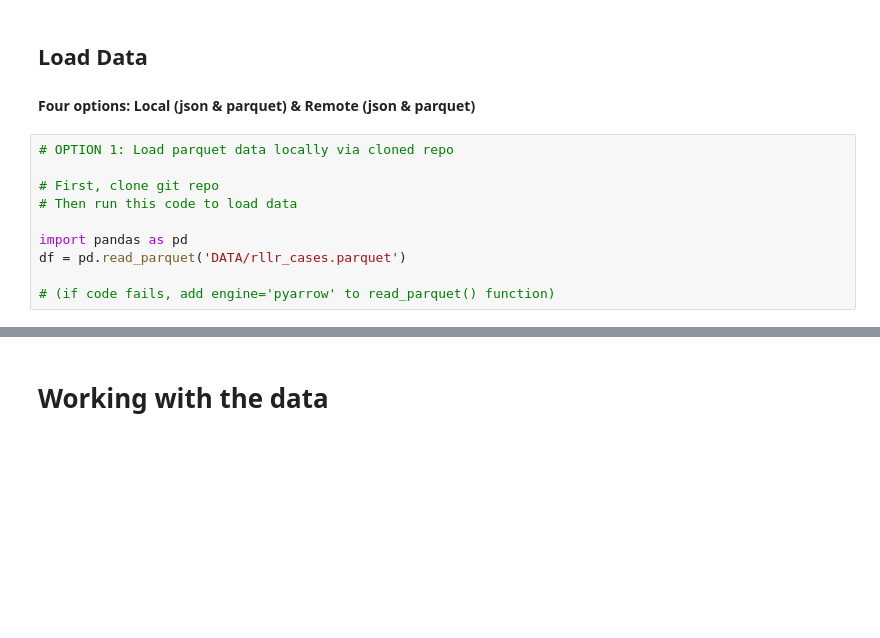
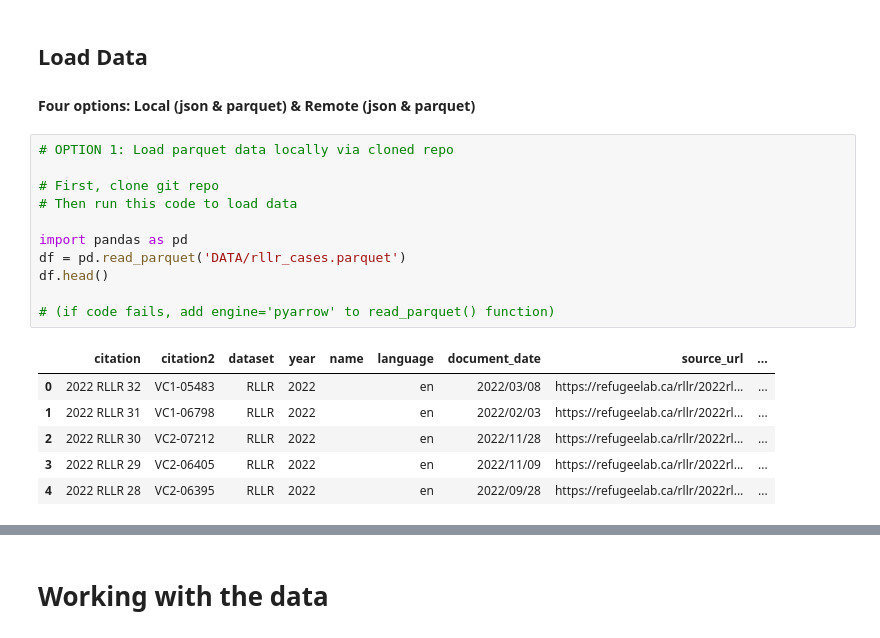
Before and after one commit to Refugee-Law-Lab/rllr_bulk_data, a Jupyter notebook: analyze_rllr_data.ipynb, the cells around one changed output, grey strips where cells are left out. Drawn from its saved outputs; the diff is of its cells as text; blank space fills up the shorter version.

```diff
--- a/analyze_rllr_data.ipynb
+++ b/analyze_rllr_data.ipynb
@@ -17,13 +17,21 @@ If using parquet:
 # %%
 # OPTION 1: Load parquet data locally via cloned repo
 
 # First, clone git repo
 # Then run this code to load data
 
 import pandas as pd
 df = pd.read_parquet('DATA/rllr_cases.parquet')
+df.head()
 
 # (if code fails, add engine='pyarrow' to read_parquet() function)
+# %% [output]
+|  | citation | citation2 | dataset | year | name | language | document_date | source_url | ... |
+| 0 | 2022 RLLR 32 | VC1-05483 | RLLR | 2022 |  | en | 2022/03/08 | https://refugeelab.ca/rllr/2022rl... | ... |
+| 1 | 2022 RLLR 31 | VC1-06798 | RLLR | 2022 |  | en | 2022/02/03 | https://refugeelab.ca/rllr/2022rl... | ... |
+| 2 | 2022 RLLR 30 | VC2-07212 | RLLR | 2022 |  | en | 2022/11/28 | https://refugeelab.ca/rllr/2022rl... | ... |
+| 3 | 2022 RLLR 29 | VC2-06405 | RLLR | 2022 |  | en | 2022/11/09 | https://refugeelab.ca/rllr/2022rl... | ... |
+| 4 | 2022 RLLR 28 | VC2-06395 | RLLR | 2022 |  | en | 2022/09/28 | https://refugeelab.ca/rllr/2022rl... | ... |
 # %%
 # OPTION 2: Load JSON data locally via cloned repo
 
```
Also changed, not shown: parts of 6 cells of this notebook.
